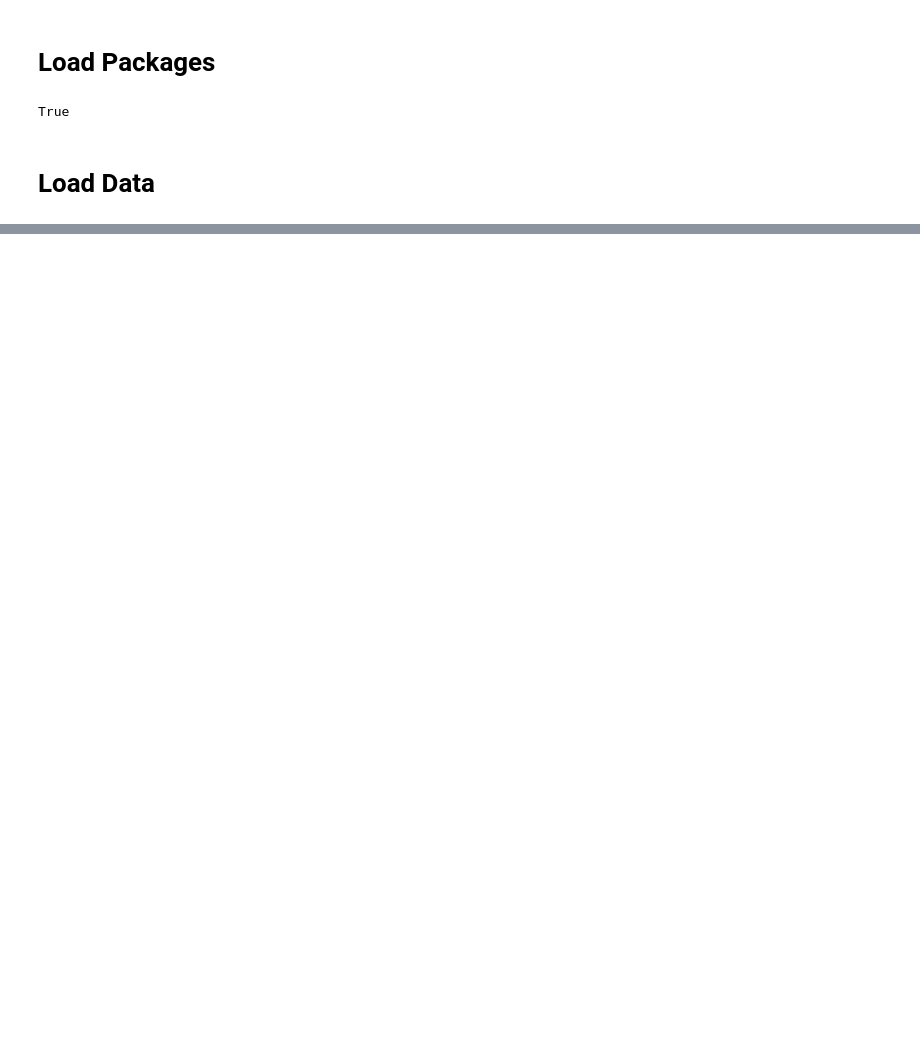
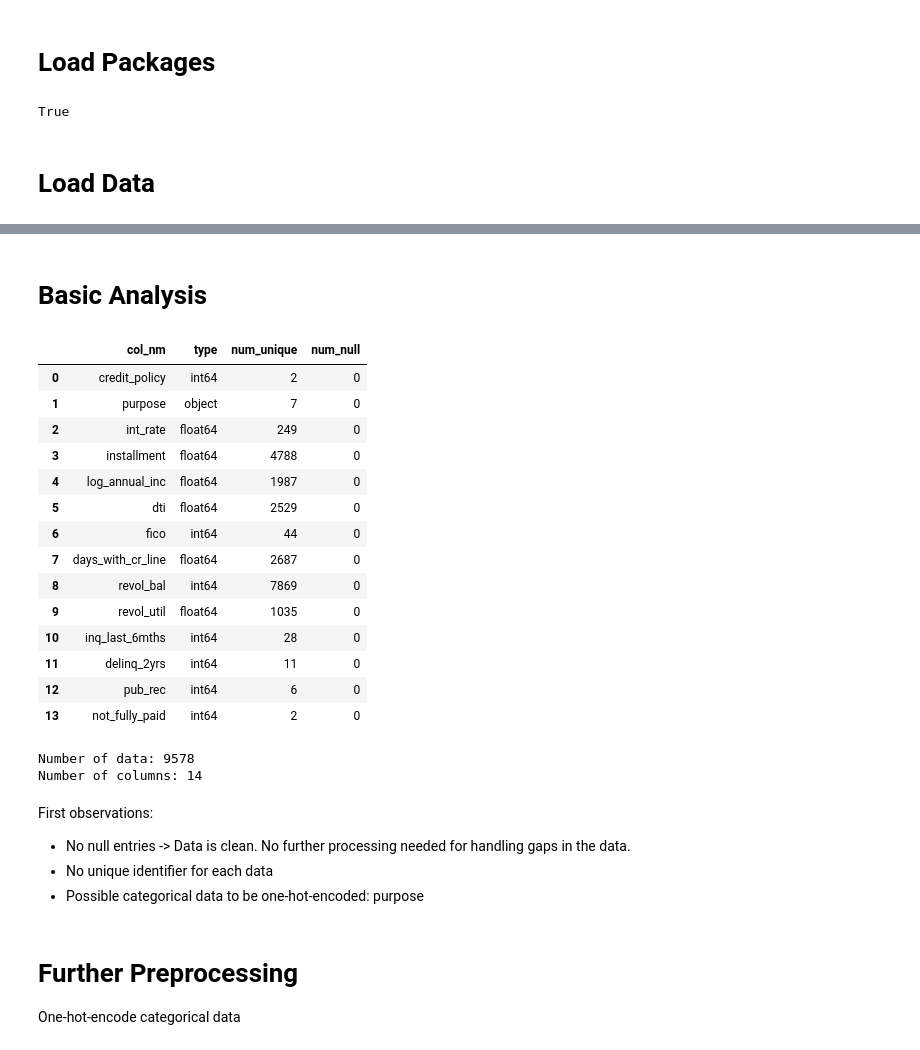
Before and after one commit to EzraTam/exploratory-analysis, a Jupyter notebook: notebooks/loan_analysis.ipynb, the cells around one changed output, grey strips where cells are left out. Saved outputs shown, nothing was run; the diff lists cells and outputs as text; code cells hidden in the pictures; blank space fills up the shorter version.

```diff
--- a/notebooks/loan_analysis.ipynb
+++ b/notebooks/loan_analysis.ipynb
@@ -28,0 +62,39 @@ dict_df=ea.import_excel_to_pds(superstore_data_path)
+# %% [markdown]
+# Basic Analysis
+# %%
+basic_analysis_result=ea.basic_analysis_df(df)
+df_basic_analysis=basic_analysis_result["df_info"]
+num_cols=basic_analysis_result["num_cols"]
+num_rows=basic_analysis_result["num_rows"]
+# %%
+df_basic_analysis
+# %% [output]
+|  | col_nm | type | num_unique | num_null |
+| 0 | credit_policy | int64 | 2 | 0 |
+| 1 | purpose | object | 7 | 0 |
+| 2 | int_rate | float64 | 249 | 0 |
+| 3 | installment | float64 | 4788 | 0 |
+| 4 | log_annual_inc | float64 | 1987 | 0 |
+| 5 | dti | float64 | 2529 | 0 |
+| 6 | fico | int64 | 44 | 0 |
+| 7 | days_with_cr_line | float64 | 2687 | 0 |
+| 8 | revol_bal | int64 | 7869 | 0 |
+| 9 | revol_util | float64 | 1035 | 0 |
+| 10 | inq_last_6mths | int64 | 28 | 0 |
+| 11 | delinq_2yrs | int64 | 11 | 0 |
+| 12 | pub_rec | int64 | 6 | 0 |
+| 13 | not_fully_paid | int64 | 2 | 0 |
+# %%
+print(f"Number of data: {num_rows}")
+print(f"Number of columns: {num_cols}")
+# %% [output]
+Number of data: 9578
+Number of columns: 14
+# %% [markdown]
+First observations:
+* No null entries -> Data is clean. No further processing needed for handling gaps in the data.
+* No unique identifier for each data
+* Possible categorical data to be one-hot-encoded: purpose
+# %% [markdown]
+# Further Preprocessing
+One-hot-encode categorical data
```
Also changed, not shown: parts of 13 cells of this notebook.
